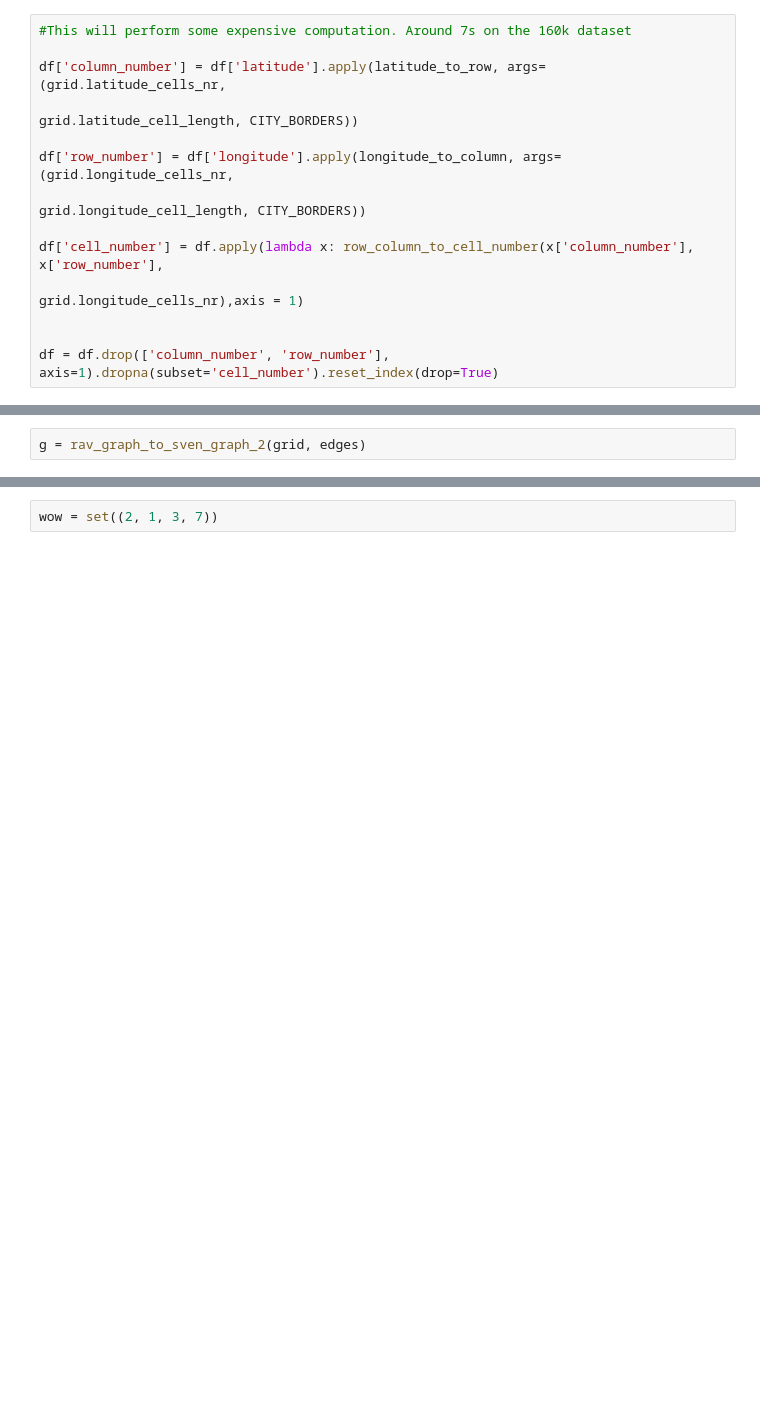
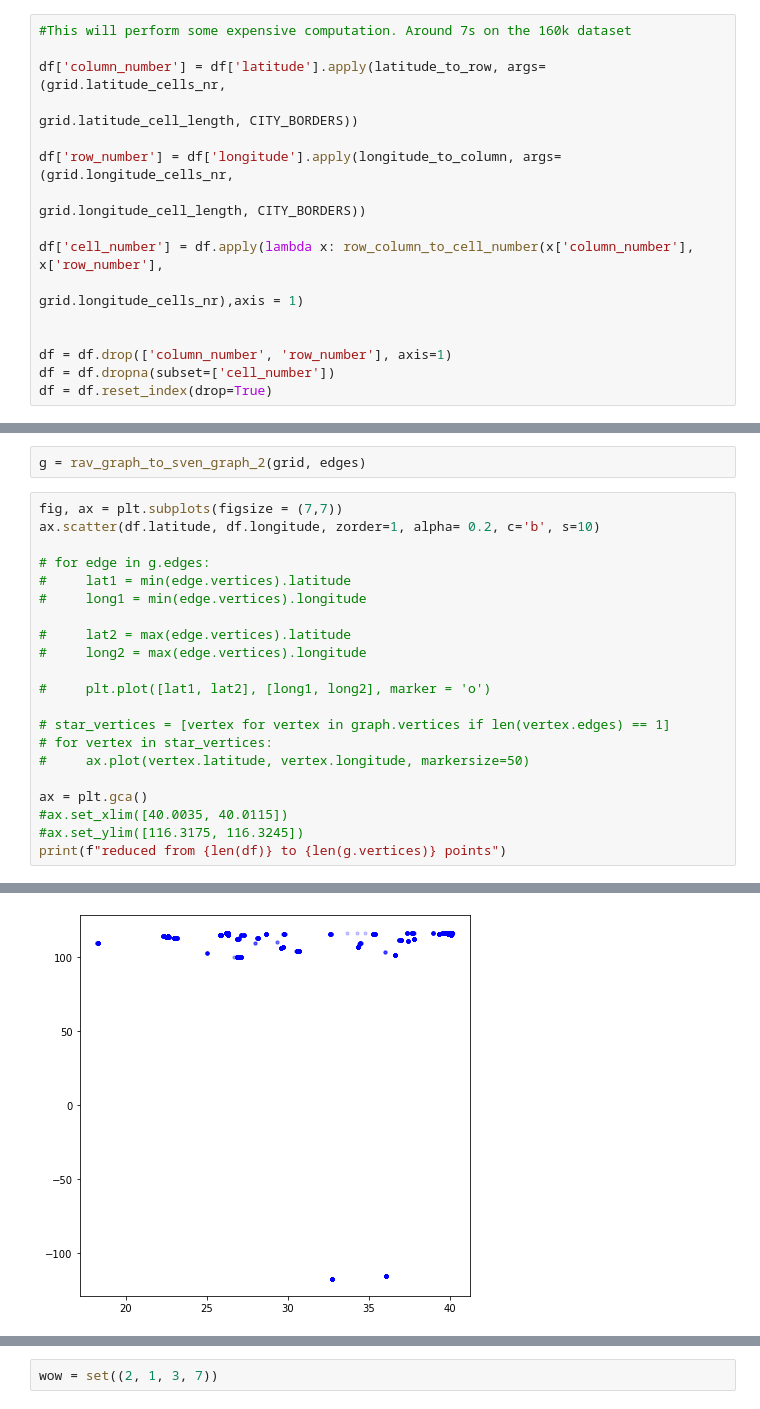
Before and after one commit to svensesen/Beijing-Topo, a Jupyter notebook: rav graphification attempt.ipynb, the cells around one changed output, grey strips where cells are left out. Saved outputs shown, nothing was run; the diff lists cells and outputs as text; blank space fills up the shorter version.

```diff
--- a/rav graphification attempt.ipynb
+++ b/rav graphification attempt.ipynb
@@ -156,7 +156,9 @@ df['cell_number'] = df.apply(lambda x: row_column_to_cell_number(x['column_numbe
                                                                  grid.longitude_cells_nr),axis = 1)
 
 
-df = df.drop(['column_number', 'row_number'], axis=1).dropna(subset='cell_number').reset_index(drop=True)
+df = df.drop(['column_number', 'row_number'], axis=1)
+df = df.dropna(subset=['cell_number'])
+df = df.reset_index(drop=True)
 # %% [markdown]
 And this is the resulting dataframe:
 # %%
@@ -347,3 +349,25 @@ def rav_graph_to_sven_graph_2(grid, edges):
     return g
 # %%
 g = rav_graph_to_sven_graph_2(grid, edges)
+# %%
+fig, ax = plt.subplots(figsize = (7,7))
+ax.scatter(df.latitude, df.longitude, zorder=1, alpha= 0.2, c='b', s=10)
+
+# for edge in g.edges:
+#     lat1 = min(edge.vertices).latitude
+#     long1 = min(edge.vertices).longitude
+
+#     lat2 = max(edge.vertices).latitude
+#     long2 = max(edge.vertices).longitude
+
+#     plt.plot([lat1, lat2], [long1, long2], marker = 'o')
+
+# star_vertices = [vertex for vertex in graph.vertices if len(vertex.edges) == 1]
+# for vertex in star_vertices:
+#     ax.plot(vertex.latitude, vertex.longitude, markersize=50)
+
+ax = plt.gca()
+#ax.set_xlim([40.0035, 40.0115])
+#ax.set_ylim([116.3175, 116.3245])
+print(f"reduced from {len(df)} to {len(g.vertices)} points")
+# %% [output]
@@ -349,0 +375 @@ g = rav_graph_to_sven_graph_2(grid, edges)
+[figure, added]
```
Also changed, not shown: parts of 5 cells of this notebook, 2 other files.
